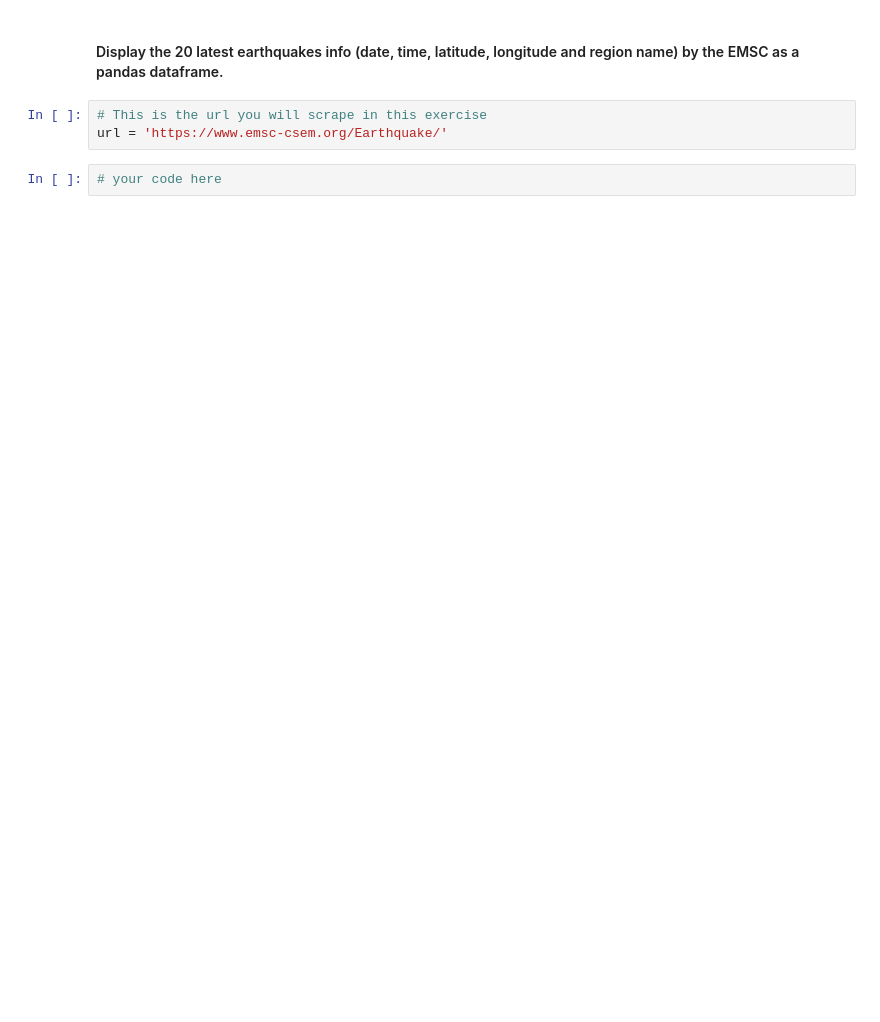
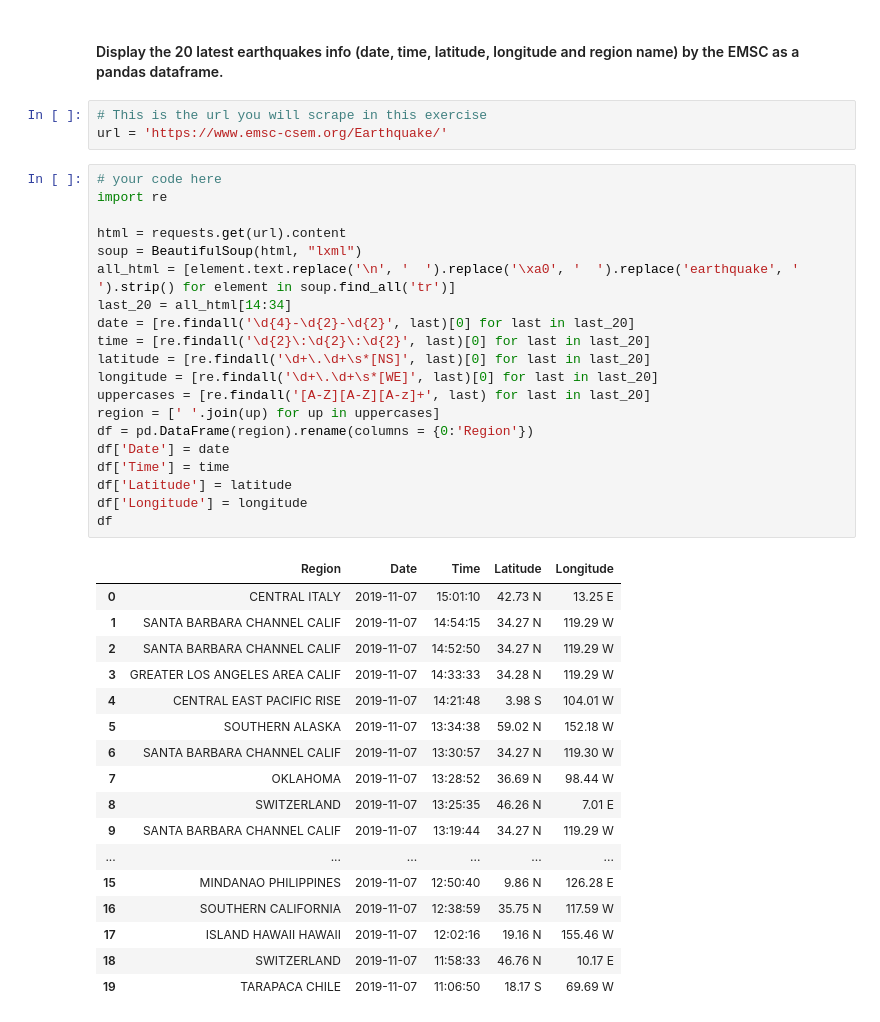
Before and after one commit to ta-data-lis/lab-web-scraping, a Jupyter notebook: your-code/main.ipynb, the cells around one changed output. Saved outputs shown, nothing was run; the diff lists cells and outputs as text; blank space fills up the shorter version.

```diff
--- a/your-code/main.ipynb
+++ b/your-code/main.ipynb
@@ -195,5 +535,41 @@ url = 'http://books.toscrape.com/'
 # %%
 # This is the url you will scrape in this exercise
 url = 'https://www.emsc-csem.org/Earthquake/'
-# %%
-# your code here
+# %%
+# your code here
+import re
+
+html = requests.get(url).content
+soup = BeautifulSoup(html, "lxml")
+all_html = [element.text.replace('\n', '  ').replace('\xa0', '  ').replace('earthquake', '  ').strip() for element in soup.find_all('tr')]
+last_20 = all_html[14:34]
+date = [re.findall('\d{4}-\d{2}-\d{2}', last)[0] for last in last_20]
+time = [re.findall('\d{2}\:\d{2}\:\d{2}', last)[0] for last in last_20]
+latitude = [re.findall('\d+\.\d+\s*[NS]', last)[0] for last in last_20]
+longitude = [re.findall('\d+\.\d+\s*[WE]', last)[0] for last in last_20]
+uppercases = [re.findall('[A-Z][A-Z][A-z]+', last) for last in last_20]
+region = [' '.join(up) for up in uppercases]
+df = pd.DataFrame(region).rename(columns = {0:'Region'})
+df['Date'] = date
+df['Time'] = time
+df['Latitude'] = latitude
+df['Longitude'] = longitude
+df
+# %% [output]
+|  | Region | Date | Time | Latitude | Longitude |
+| 0 | CENTRAL ITALY | 2019-11-07 | 15:01:10 | 42.73 N | 13.25 E |
+| 1 | SANTA BARBARA CHANNEL CALIF | 2019-11-07 | 14:54:15 | 34.27 N | 119.29 W |
+| 2 | SANTA BARBARA CHANNEL CALIF | 2019-11-07 | 14:52:50 | 34.27 N | 119.29 W |
+| 3 | GREATER LOS ANGELES AREA CALIF | 2019-11-07 | 14:33:33 | 34.28 N | 119.29 W |
+| 4 | CENTRAL EAST PACIFIC RISE | 2019-11-07 | 14:21:48 | 3.98 S | 104.01 W |
+| 5 | SOUTHERN ALASKA | 2019-11-07 | 13:34:38 | 59.02 N | 152.18 W |
+| 6 | SANTA BARBARA CHANNEL CALIF | 2019-11-07 | 13:30:57 | 34.27 N | 119.30 W |
+| 7 | OKLAHOMA | 2019-11-07 | 13:28:52 | 36.69 N | 98.44 W |
+| 8 | SWITZERLAND | 2019-11-07 | 13:25:35 | 46.26 N | 7.01 E |
+| 9 | SANTA BARBARA CHANNEL CALIF | 2019-11-07 | 13:19:44 | 34.27 N | 119.29 W |
+| ... | ... | ... | ... | ... | ... |
+| 15 | MINDANAO PHILIPPINES | 2019-11-07 | 12:50:40 | 9.86 N | 126.28 E |
+| 16 | SOUTHERN CALIFORNIA | 2019-11-07 | 12:38:59 | 35.75 N | 117.59 W |
+| 17 | ISLAND HAWAII HAWAII | 2019-11-07 | 12:02:16 | 19.16 N | 155.46 W |
+| 18 | SWITZERLAND | 2019-11-07 | 11:58:33 | 46.76 N | 10.17 E |
+| 19 | TARAPACA CHILE | 2019-11-07 | 11:06:50 | 18.17 S | 69.69 W |
```
Also changed, not shown: parts of 37 cells of this notebook.
